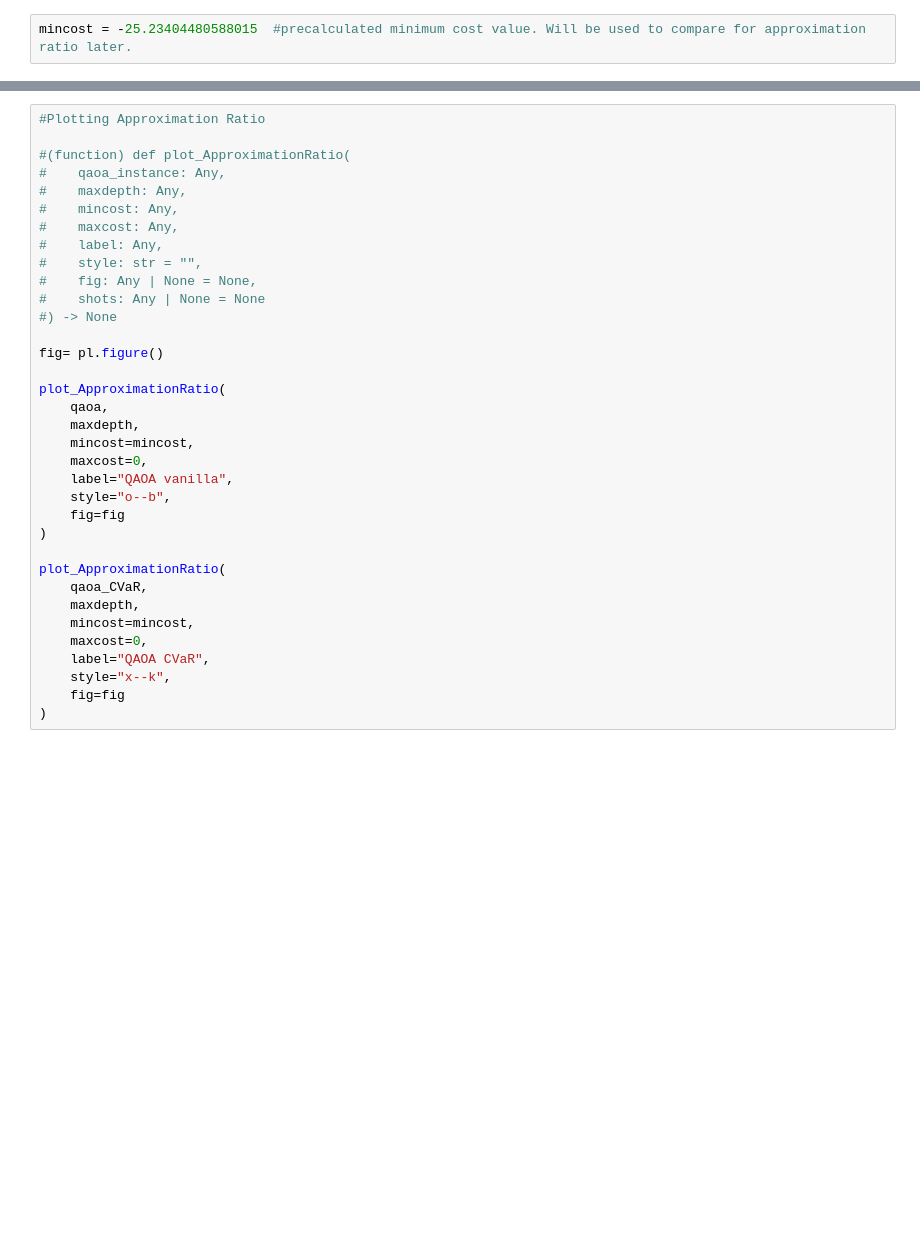
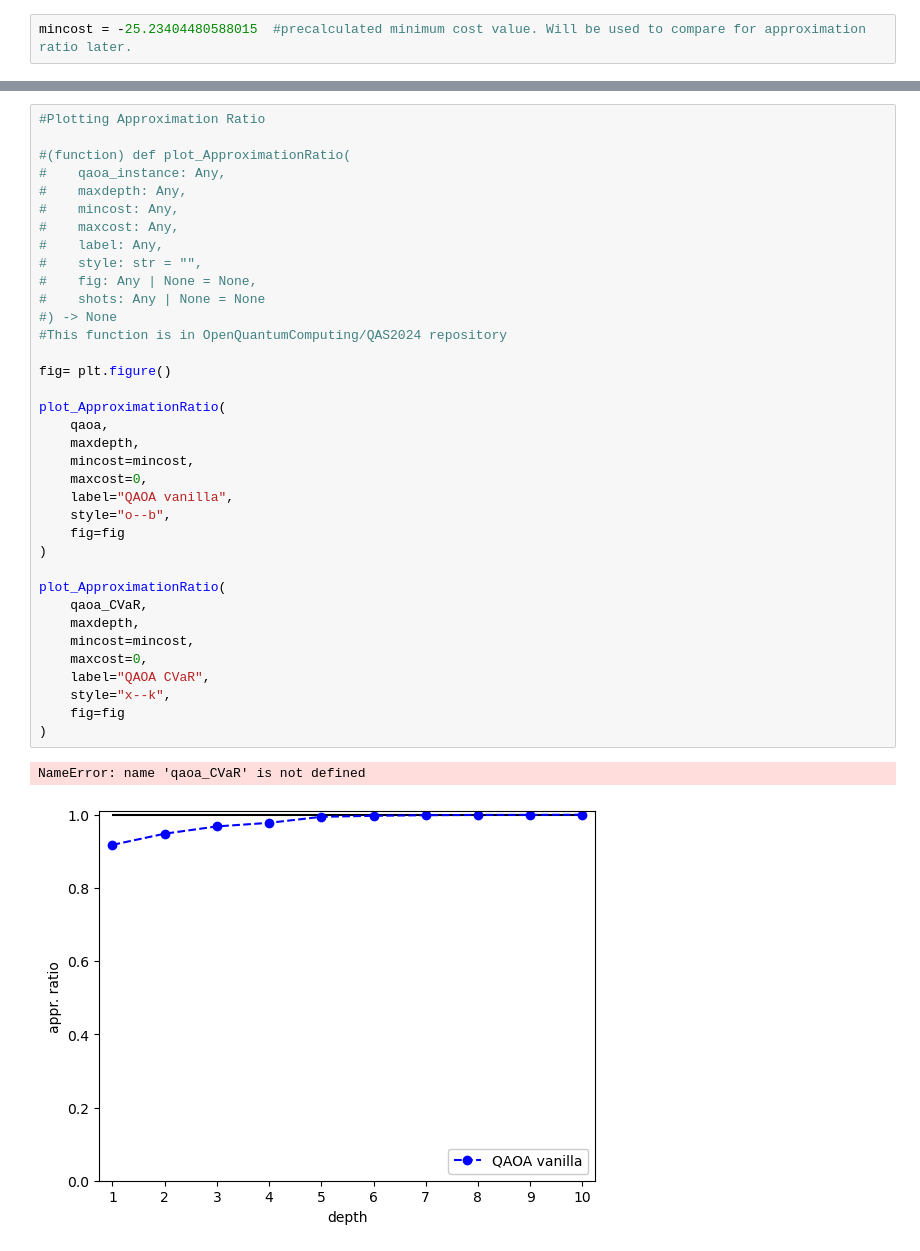
Before and after one commit to SadiaHumairaSalsabil/QAOA-Deep-Dive, a Jupyter notebook: MaxCut Problem_QAOA CVaR_(source:OpenQuantumComputing/Comparison of QAOA using Conditional Value at Risk method vs Vanilla QAOA.ipynb, the cells around one changed output, grey strips where cells are left out. Cells and saved outputs as stored; diff of their text form; blank space fills up the shorter version.

```diff
--- a/MaxCut Problem_QAOA CVaR_(source:OpenQuantumComputing/Comparison of QAOA using Conditional Value at Risk method vs Vanilla QAOA.ipynb
+++ b/MaxCut Problem_QAOA CVaR_(source:OpenQuantumComputing/Comparison of QAOA using Conditional Value at Risk method vs Vanilla QAOA.ipynb
@@ -49,31 +93,35 @@ plot_E(qaoa_CVaR)
 #    qaoa_instance: Any,
 #    maxdepth: Any,
 #    mincost: Any,
 #    maxcost: Any,
 #    label: Any,
 #    style: str = "",
 #    fig: Any | None = None,
 #    shots: Any | None = None
 #) -> None
+#This function is in OpenQuantumComputing/QAS2024 repository
 
-fig= pl.figure()
+fig= plt.figure()
 
 plot_ApproximationRatio(
     qaoa,
     maxdepth,
     mincost=mincost,
     maxcost=0,
     label="QAOA vanilla",
     style="o--b",
     fig=fig
 )
 
 plot_ApproximationRatio(
     qaoa_CVaR,
     maxdepth,
     mincost=mincost,
     maxcost=0,
     label="QAOA CVaR",
     style="x--k",
     fig=fig
 )
+# %% [output]
+NameError: name 'qaoa_CVaR' is not defined
+[figure, added]
```
Also changed, not shown: parts of 8 cells of this notebook.
